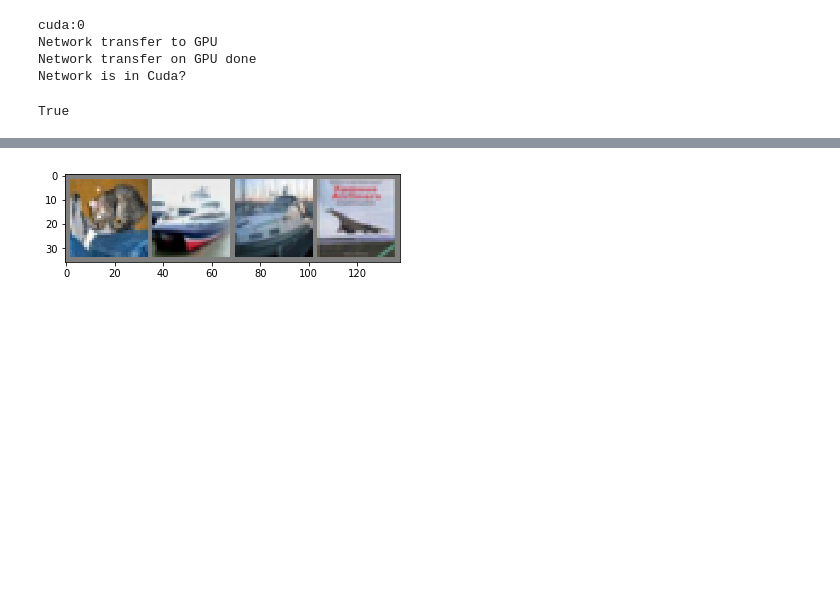
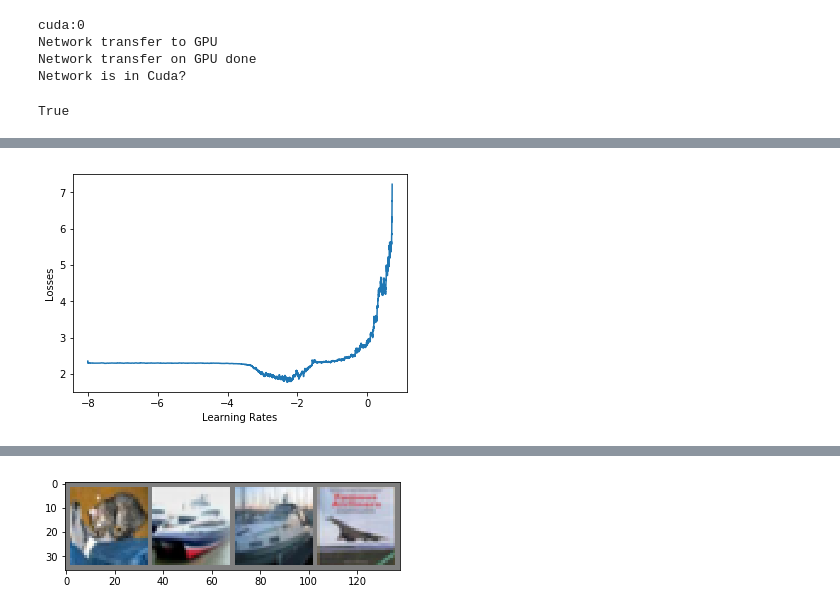
Before and after one commit to mariontan/Traffic_Flow, a Jupyter notebook: PracticeClassifier_GPU.ipynb, the cells around one changed output, grey strips where cells are left out. Cells and saved outputs as stored; diff of their text form; code cells hidden in the pictures; blank space fills up the shorter version.

```diff
--- a/PracticeClassifier_GPU.ipynb
+++ b/PracticeClassifier_GPU.ipynb
@@ -114,0 +198,4 @@ True
+# %%
+findLR(net, optimizer, criterion, trainloader, final_value=10, init_value=1e-8)
+# %% [output]
+[figure, added]
```
Also changed, not shown: parts of 8 cells of this notebook.
